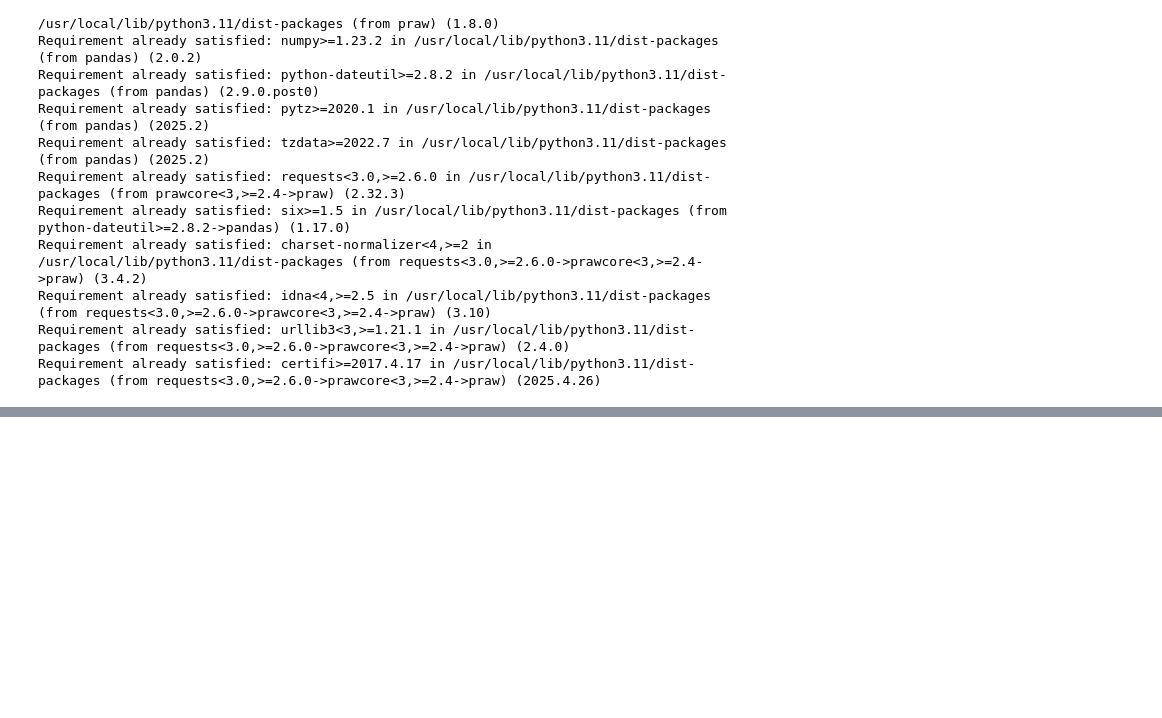
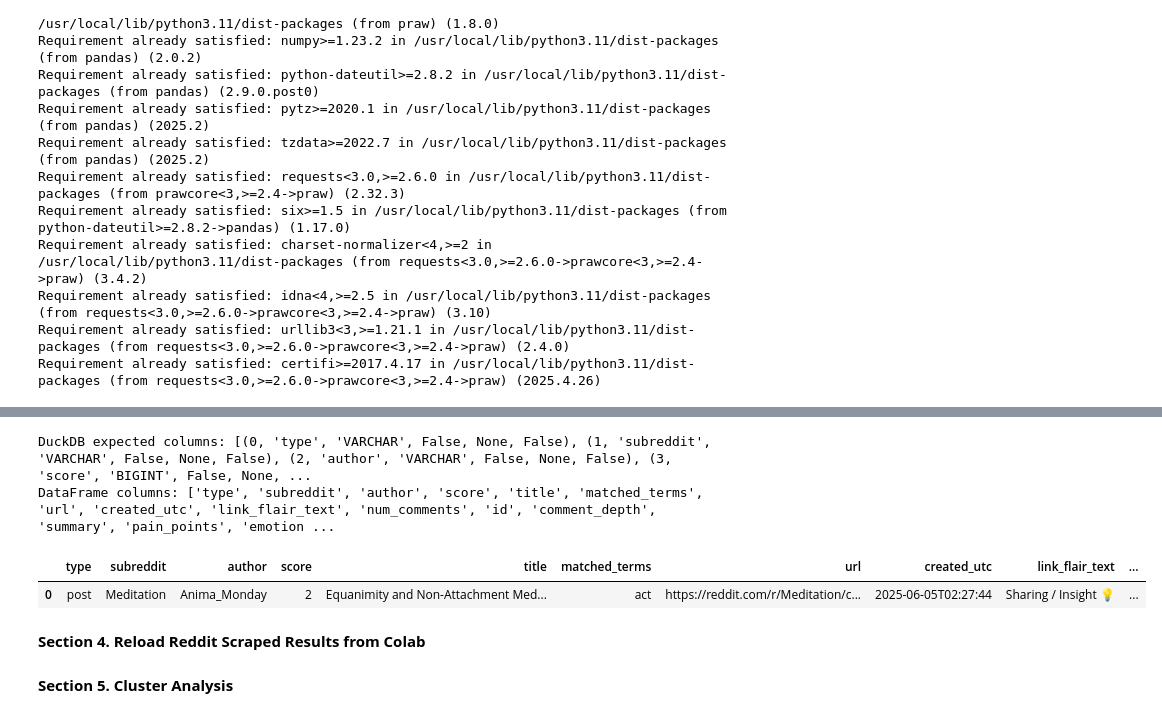
Before and after one commit to minyansh7/Terramare-AudienceResearch, a Jupyter notebook: Insights_listening_Reddit.ipynb, the cells around one changed output, grey strips where cells are left out. Cells and saved outputs as stored; diff of their text form; code cells hidden in the pictures; blank space fills up the shorter version.

```diff
--- a/Insights_listening_Reddit.ipynb
+++ b/Insights_listening_Reddit.ipynb
@@ -408,0 +441,5 @@ data = conn.execute("SELECT * FROM reddit_meditation_au").fetchdf()
+# %%
+# Try loading
+df_loaded = con.execute("SELECT * FROM reddit_meditation_au").df()
+print(f"✅ Loaded {len(df_loaded)} rows from Drive copy.")
+con.close()
@@ -408,0 +854,36 @@ data = conn.execute("SELECT * FROM reddit_meditation_au").fetchdf()
+# %%
+TEMPLATE = """
+Carefully analyze the following user-generated content. Focus only on language related to meditation, mindfulness, emotional states, or experiences involving flow, awareness, or self-regulation — including any occasions, motivations, or purposes behind engaging in these practices.
+Read the text below and complete the 9 tasks that follow.
+---
+{text}
+---
+
+Perform the following tasks with attention to the user’s original language and context:
+
+Tasks:
+1. Summarize only the parts related to meditation, mindfulness, flow, or self-regulation.
+2. List user’s pain points using their exact words (no rephrasing).
+3. List emotional expressions using the user's original words.
+4. Give the overall emotion in 1 word (e.g., “anxious”, “calm”).
+5. Give a sentiment score from -1 (negative) to +1 (positive).
+6. Label sentiment as "positive" or "negative".
+7. Identify the single most prominent theme in 1–3 words(e.g., "letting go", "inner peace").
+8. Infer a likely demographic identity ("unknown" if unclear).
+9. List phrases from the text that led to your demographic guess.
+
+
+Return the answer in **exactly this JSON format**:
+
+{{
+  "summary": "...",
+  "pain_points": ["..."],
+  "emotion_phrases": ["..."],
+  "emotion_label": "...",
+  "sentiment_score": 0.42,
+  "sentiment": "positive",
+  "themes": ["..."],
+  "demographic_proximity": "...",
+  "demographic_evidence_phrases": ["..."]
+}}
+"""
@@ -408,0 +1576,14 @@ data = conn.execute("SELECT * FROM reddit_meditation_au").fetchdf()
+# %%
+print("DuckDB expected columns:", conn.execute(f"PRAGMA table_info({TABLE_NAME})").fetchall())
+print("DataFrame columns:", df_combined.columns.tolist())
+# %% [output]
+DuckDB expected columns: [(0, 'type', 'VARCHAR', False, None, False), (1, 'subreddit', 'VARCHAR', False, None, False), (2, 'author', 'VARCHAR', False, None, False), (3, 'score', 'BIGINT', False, None, ...
+DataFrame columns: ['type', 'subreddit', 'author', 'score', 'title', 'matched_terms', 'url', 'created_utc', 'link_flair_text', 'num_comments', 'id', 'comment_depth', 'summary', 'pain_points', 'emotion ...
+# %%
+pd.set_option('display.max_columns', None)
+df_combined
+# %% [output]
+|  | type | subreddit | author | score | title | matched_terms | url | created_utc | link_flair_text | ... |
+| 0 | post | Meditation | Anima_Monday | 2 | Equanimity and Non-Attachment Med... | act | https://reddit.com/r/Meditation/c... | 2025-06-05T02:27:44 | Sharing / Insight 💡 | ... |
+# %% [markdown]
+**Section 4. Reload Reddit Scraped Results from Colab**
@@ -408,0 +1626,2 @@ data = conn.execute("SELECT * FROM reddit_meditation_au").fetchdf()
+# %% [markdown]
+**Section 5. Cluster Analysis**
```
Also changed, not shown: parts of 47 cells of this notebook.
